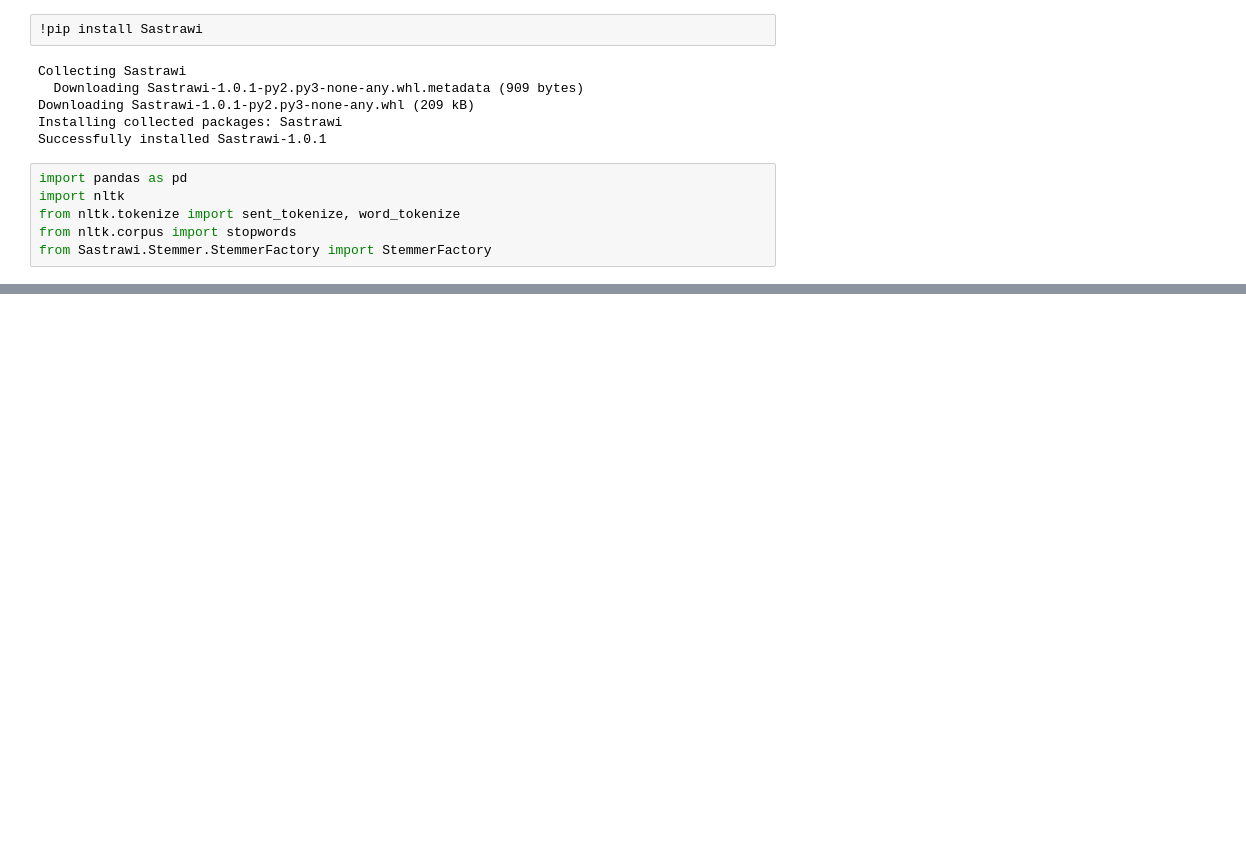
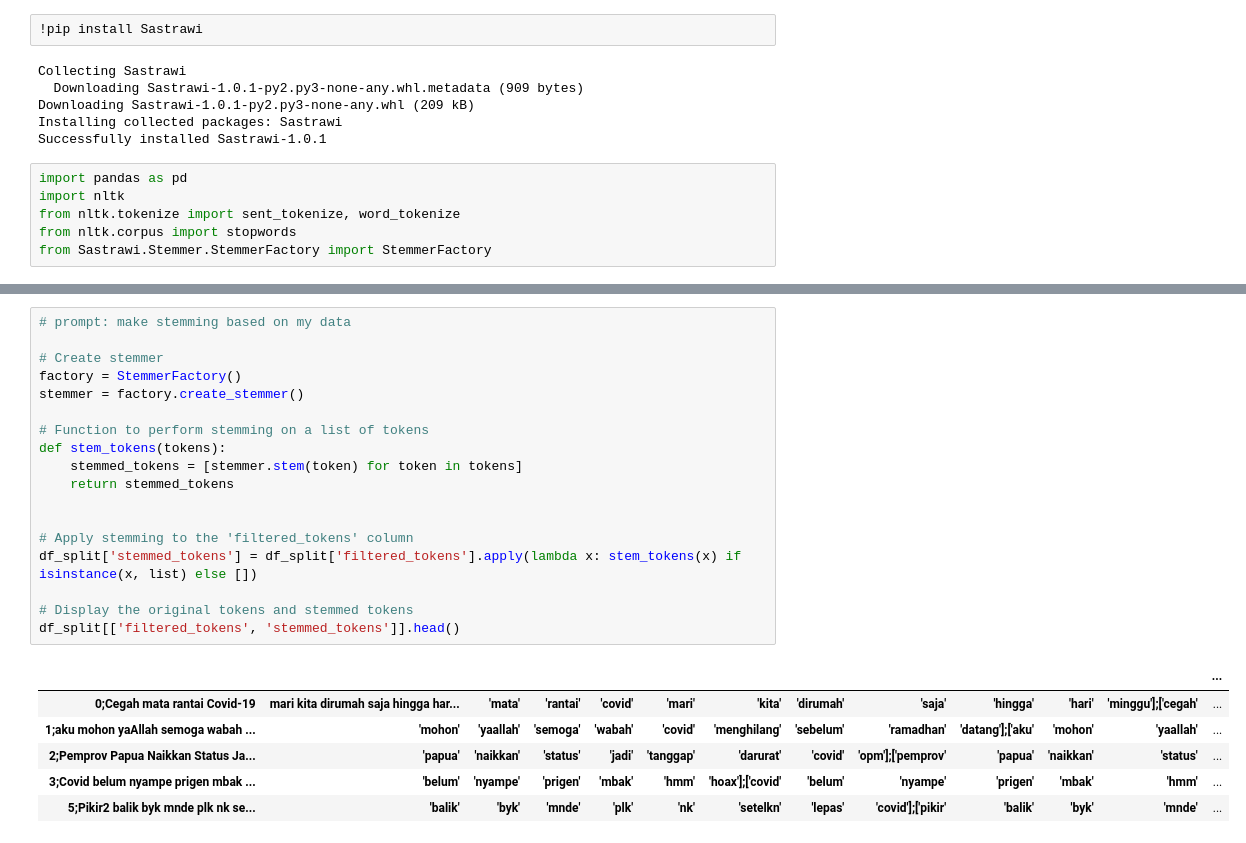
Before and after one commit to MFarisA/system-retrieval-information, a Jupyter notebook: system_retrieval_2.ipynb, the cells around one changed output, grey strips where cells are left out. Drawn from its saved outputs; the diff is of its cells as text; blank space fills up the shorter version.

```diff
--- a/system_retrieval_2.ipynb
+++ b/system_retrieval_2.ipynb
@@ -69,0 +183,25 @@ Kolom 'content' tidak ditemukan dalam DataFrame.
+# %%
+# prompt: make stemming based on my data
+
+# Create stemmer
+factory = StemmerFactory()
+stemmer = factory.create_stemmer()
+
+# Function to perform stemming on a list of tokens
+def stem_tokens(tokens):
+    stemmed_tokens = [stemmer.stem(token) for token in tokens]
+    return stemmed_tokens
+
+
+# Apply stemming to the 'filtered_tokens' column
+df_split['stemmed_tokens'] = df_split['filtered_tokens'].apply(lambda x: stem_tokens(x) if isinstance(x, list) else [])
+
+# Display the original tokens and stemmed tokens
+df_split[['filtered_tokens', 'stemmed_tokens']].head()
+# %% [output]
+|  |  |  |  |  |  |  |  |  |  |  |  | ... |
+| 0;Cegah mata rantai Covid-19 | mari kita dirumah saja hingga har... | 'mata' | 'rantai' | 'covid' | 'mari' | 'kita' | 'dirumah' | 'saja' | 'hingga' | 'hari' | 'minggu'];['cegah' | ... |
+| 1;aku mohon yaAllah semoga wabah ... | 'mohon' | 'yaallah' | 'semoga' | 'wabah' | 'covid' | 'menghilang' | 'sebelum' | 'ramadhan' | 'datang'];['aku' | 'mohon' | 'yaallah' | ... |
+| 2;Pemprov Papua Naikkan Status Ja... | 'papua' | 'naikkan' | 'status' | 'jadi' | 'tanggap' | 'darurat' | 'covid' | 'opm'];['pemprov' | 'papua' | 'naikkan' | 'status' | ... |
+| 3;Covid belum nyampe prigen mbak ... | 'belum' | 'nyampe' | 'prigen' | 'mbak' | 'hmm' | 'hoax'];['covid' | 'belum' | 'nyampe' | 'prigen' | 'mbak' | 'hmm' | ... |
+| 5;Pikir2 balik byk mnde plk nk se... | 'balik' | 'byk' | 'mnde' | 'plk' | 'nk' | 'setelkn' | 'lepas' | 'covid'];['pikir' | 'balik' | 'byk' | 'mnde' | ... |
```
Also changed, not shown: parts of 11 cells of this notebook.
